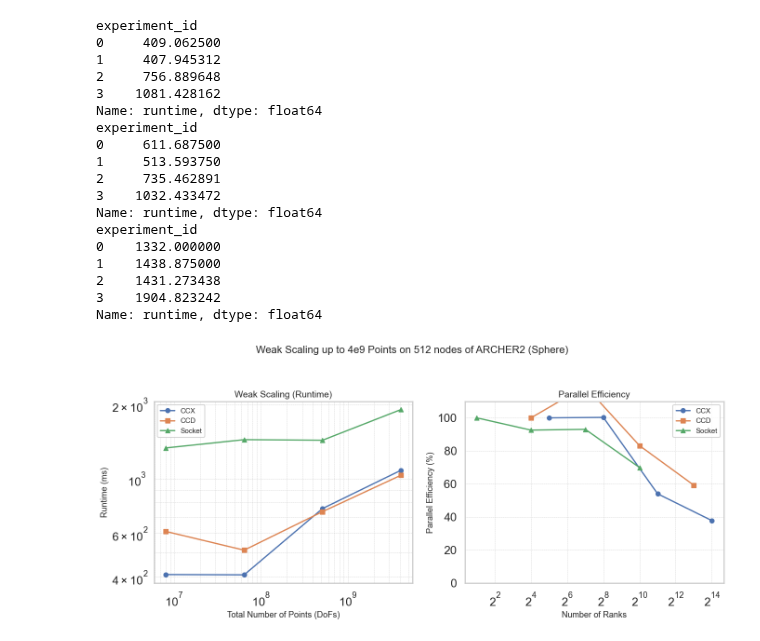
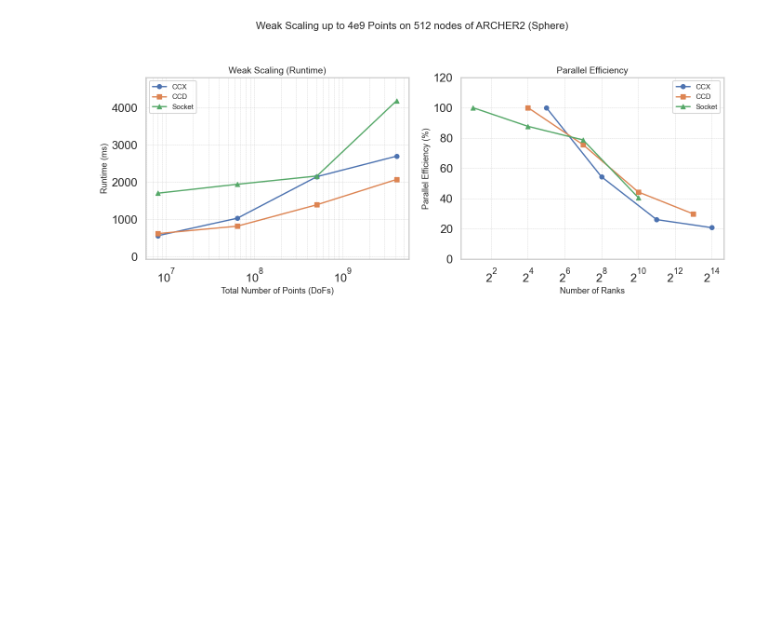
Before and after one commit to bempp/kifmm, a Jupyter notebook: hpc/ijhpca/Weak Scaling.ipynb, the cells around one changed output. Cells and saved outputs as stored; diff of their text form; code cells hidden in the pictures; blank space fills up the shorter version.

```diff
--- a/hpc/ijhpca/Weak Scaling.ipynb
+++ b/hpc/ijhpca/Weak Scaling.ipynb
@@ -180,22 +578,4 @@ Name: runtime, dtype: float64
-# %%
-weak_scaling([df3, df4, df5], names=["CCX", "CCD", "Socket"], title="Weak Scaling up to 4e9 Points on 512 nodes of ARCHER2 (Sphere)", plot_err=False)
-# %% [output]
-experiment_id
-0     409.062500
-1     407.945312
-2     756.889648
-3    1081.428162
-Name: runtime, dtype: float64
-experiment_id
-0     611.687500
-1     513.593750
-2     735.462891
-3    1032.433472
-Name: runtime, dtype: float64
-experiment_id
-0    1332.000000
-1    1438.875000
-2    1431.273438
-3    1904.823242
-Name: runtime, dtype: float64
-[figure, old version]
+# %%
+weak_scaling([df3, df4, df5], names=["CCX", "CCD", "Socket"], title="Weak Scaling up to 4e9 Points on 512 nodes of ARCHER2 (Sphere)", plot_err=False, stat='p99')
+# %% [output]
+[figure, added]
```
Also changed, not shown: parts of 35 cells of this notebook, 7 other files.
